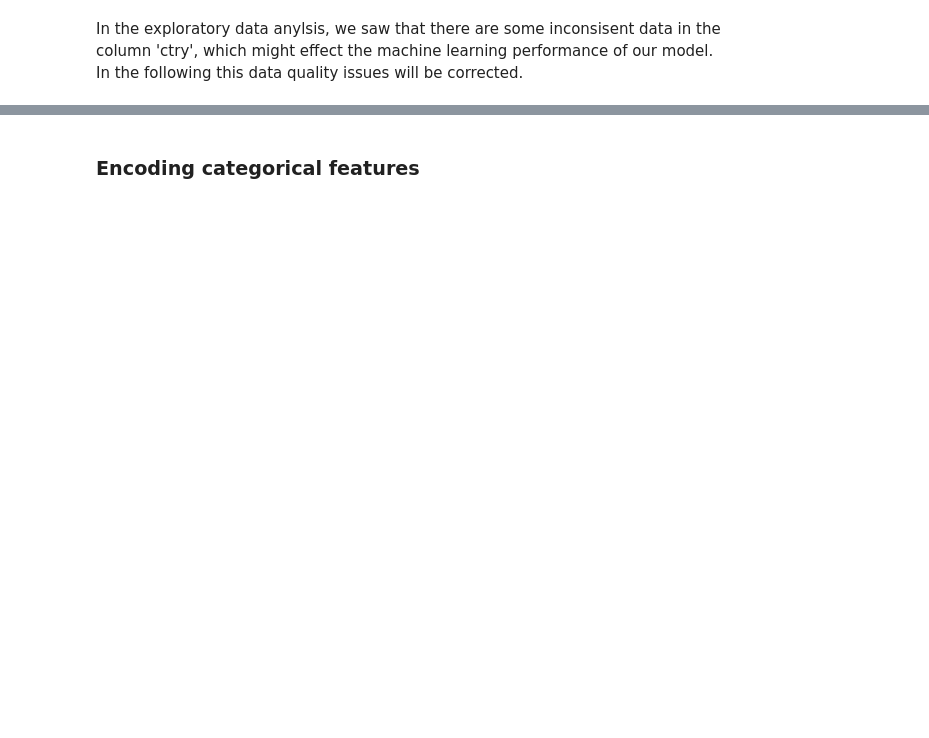
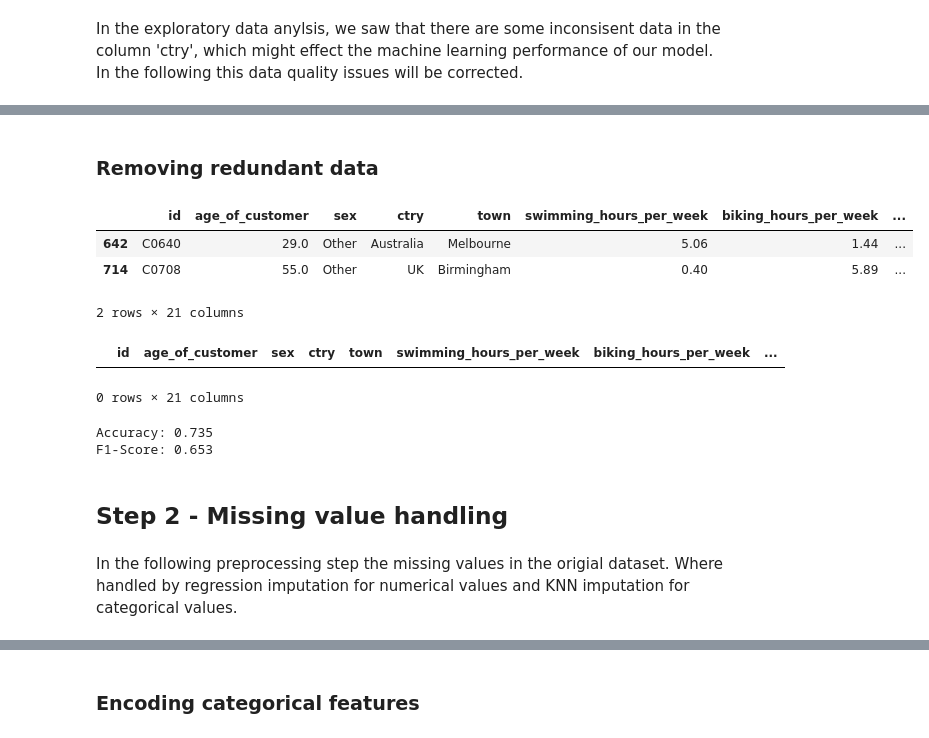
Before and after one commit to john2408/project_intro_ai, a Jupyter notebook: notebooks/Samuel/Task 2 Preprocessing.ipynb, the cells around one changed output, grey strips where cells are left out. Cells and saved outputs as stored; diff of their text form; code cells hidden in the pictures; blank space fills up the shorter version.

```diff
--- a/notebooks/Samuel/Task 2 Preprocessing.ipynb
+++ b/notebooks/Samuel/Task 2 Preprocessing.ipynb
@@ -223,0 +179,2 @@ msno.matrix(df_imputed)
+# %%
+df_step1 = df_step0.copy()
@@ -223,0 +196,5 @@ msno.matrix(df_imputed)
+# %%
+#Replcacement of all values 'Germanyn' with 'Germany'
+df_step1['ctry'] = df_step1['ctry'].replace('Germayn', 'Germany')
+#Show the distribution of categorical values of the attribute "ctry" after corrections
+df_step1['ctry'].value_counts()
@@ -223,0 +210,30 @@ msno.matrix(df_imputed)
+# %% [markdown]
+### Removing redundant data
+# %%
+# Show duplicate rows
+duplicates = df_step1[df_step1.duplicated()]
+duplicates
+# %% [output]
+|  | id | age_of_customer | sex | ctry | town | swimming_hours_per_week | biking_hours_per_week | ... |
+| 642 | C0640 | 29.0 | Other | Australia | Melbourne | 5.06 | 1.44 | ... |
+| 714 | C0708 | 55.0 | Other | UK | Birmingham | 0.40 | 5.89 | ... |
+2 rows × 21 columns
+# %%
+# Remove duplicate rows
+df_step1 = df_step1.drop_duplicates()
+# Show duplicate rows
+duplicates = df_step1[df_step1.duplicated()]
+duplicates
+# %% [output]
+|  | id | age_of_customer | sex | ctry | town | swimming_hours_per_week | biking_hours_per_week | ... |
+0 rows × 21 columns
+# %%
+
+check_processing_step(df_step1)
+# %% [output]
+Accuracy: 0.735
+F1-Score: 0.653
+# %% [markdown]
+## Step 2 - Missing value handling
+# %% [markdown]
+In the following preprocessing step the missing values in the origial dataset. Where handled by regression imputation for numerical values and KNN imputation for categorical values.
```
Also changed, not shown: parts of 78 cells of this notebook.
